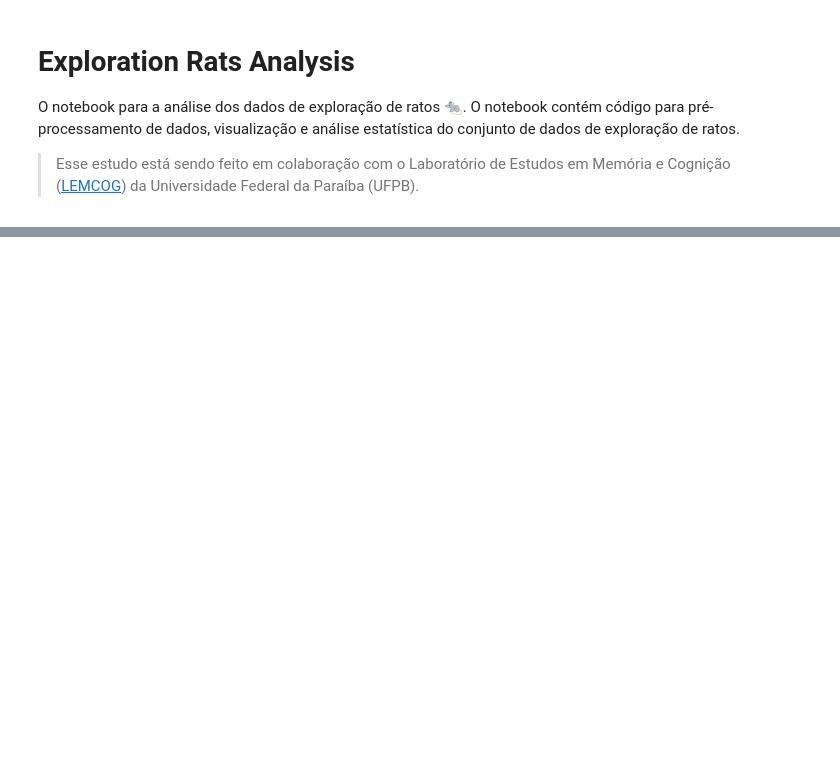
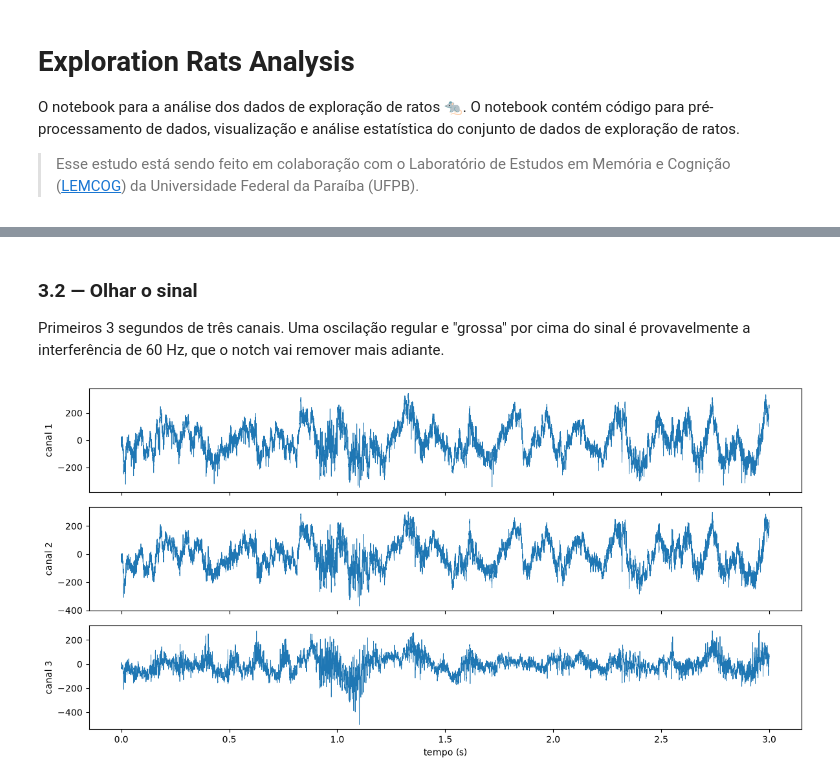
Before and after one commit to AnaCarolinaCamilo/BioInfo-2026.2, a Jupyter notebook: notebooks/ERA.ipynb, the cells around one changed output, grey strips where cells are left out. Drawn from its saved outputs; the diff is of its cells as text; code cells hidden in the pictures; blank space fills up the shorter version.

```diff
--- a/notebooks/ERA.ipynb
+++ b/notebooks/ERA.ipynb
@@ -33,0 +98,4 @@ df.head(33)
+# %%
+# Só .int de verdade (ignora downloads incompletos como '.int....part')
+arquivos_int = sorted(p for p in DADOS_DIR.rglob('*') if p.suffix.lower() == '.int')
+print('Arquivos .int encontrados:', len(arquivos_int))
@@ -33,0 +147,7 @@ df.head(33)
+# %%
+# Conferência: nome do arquivo -> chave
+for p in arquivos_int:
+    rato, cond, sessao = parse_nome_arquivo(p.stem)
+    rato = rato or rato_pela_pasta(p)
+    chave = f'{rato}_{cond}_{sessao}' if cond else None
+    print(f'{p.stem:35} -> {chave}')
@@ -33,0 +332,22 @@ df.head(33)
+# %%
+ARQUIVO_TESTE = 'R8NORA1'   # início do nome (stem) do arquivo a inspecionar
+
+linha = df_arquivos[df_arquivos['stem'].str.startswith(ARQUIVO_TESTE)].iloc[0]
+print('Arquivo :', linha['stem'])
+
+amps, canais_ativos = carregar_intan(linha['path'])
+
+print('Formato :', amps.shape, '(canais x amostras)')
+print('Duração : %.1f s' % (amps.shape[1] / FS_ORIGINAL))
+print('Ativos  :', [int(c) for c in canais_ativos])
+print('NaN     :', int(np.isnan(amps).sum()))
+
+resumo = pd.DataFrame({
+    'canal':  np.arange(1, N_CANAIS + 1),
+    'ativo':  [c in canais_ativos for c in range(1, N_CANAIS + 1)],
+    'media':  amps.mean(axis=1),
+    'desvio': amps.std(axis=1),
+    'min':    amps.min(axis=1),
+    'max':    amps.max(axis=1),
+}).round(2)
+print(resumo.to_string(index=False))
@@ -33,0 +372,17 @@ df.head(33)
+# %% [markdown]
+### 3.2 — Olhar o sinal
+
+Primeiros 3 segundos de três canais. Uma oscilação regular e "grossa" por cima do sinal é provavelmente a interferência de 60 Hz, que o notch vai remover mais adiante.
+# %%
+n = min(3 * FS_ORIGINAL, amps.shape[1])
+t = np.arange(n) / FS_ORIGINAL
+
+fig, eixos = plt.subplots(3, 1, figsize=(12, 6), sharex=True)
+for ax, canal in zip(eixos, [1, 2, 3]):
+    ax.plot(t, amps[canal - 1, :n], lw=0.6)
+    ax.set_ylabel(f'canal {canal}')
+eixos[-1].set_xlabel('tempo (s)')
+plt.tight_layout()
+plt.show()
+# %% [output]
+[figure, added]
```
Also changed, not shown: parts of 25 cells of this notebook.
